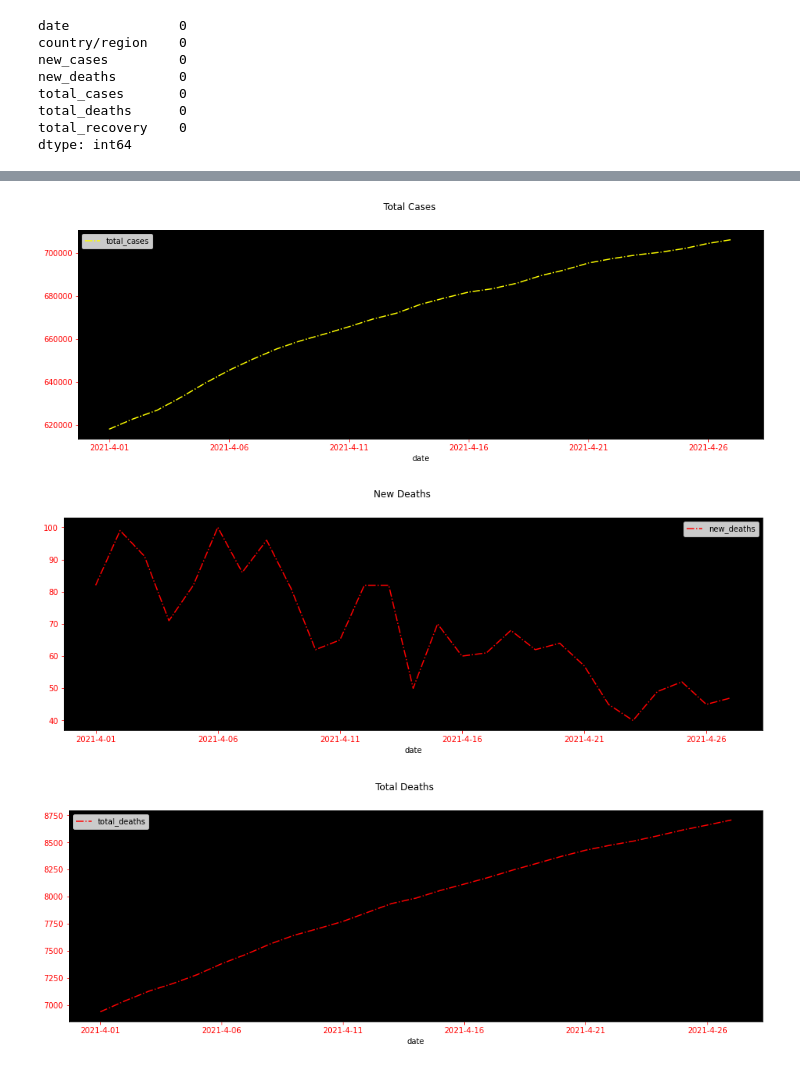
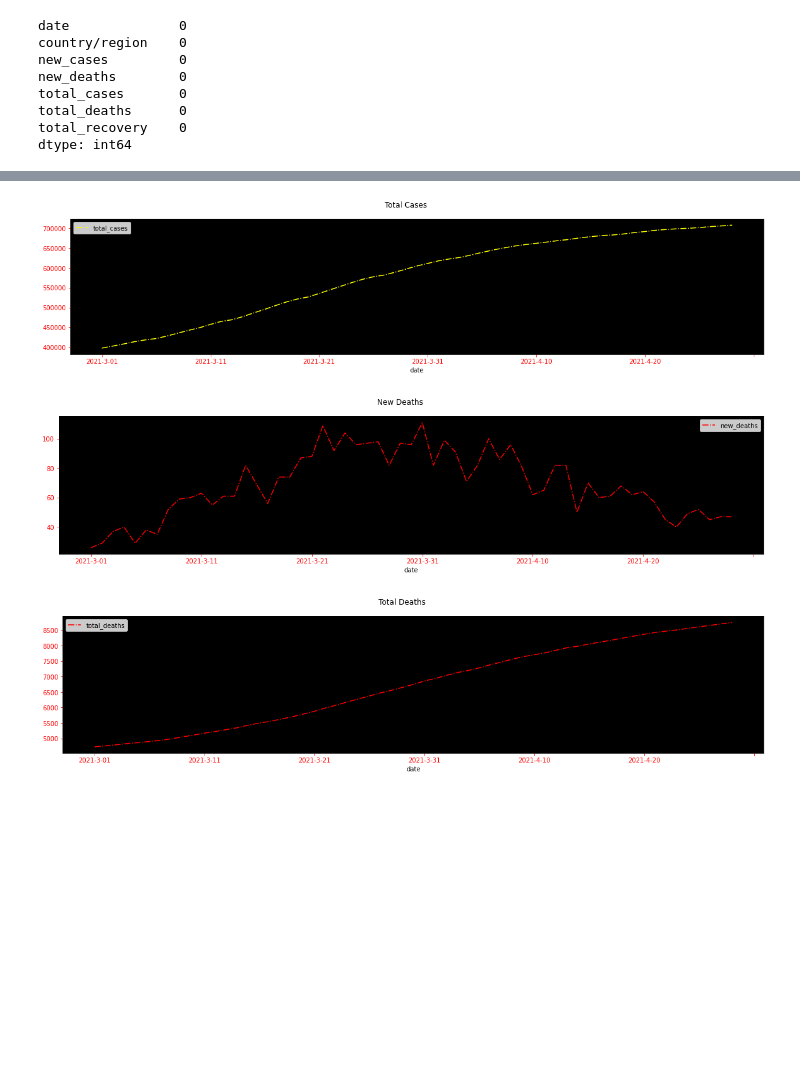
Before and after one commit to iiabdulrazak/silver-scraper, a Jupyter notebook: notebooks/visData.ipynb, the cells around one changed output, grey strips where cells are left out. Cells and saved outputs as stored; diff of their text form; code cells hidden in the pictures; blank space fills up the shorter version.

```diff
--- a/notebooks/visData.ipynb
+++ b/notebooks/visData.ipynb
@@ -9,7 +10,7 @@ except Exception as e:
 # %%
 #now we start the concating for all days
 col_names = ['date','country/region','new_cases','new_deaths','total_cases','total_deaths','total_recovery']
-data = pd.read_csv('data/output.csv', names=col_names)
+data = pd.read_csv('data/months.csv', names=col_names)
 # %%
 #removing punctuation from all rows, then converting them all to int()
 data['new_cases'] = data['new_cases'].str.replace(r'\W', '', regex=True).astype('int')
@@ -79,28 +80,28 @@ plt.show()
 # %%
-graphData = graphD.loc['2021-4-01' :'2021-4-27'][['total_cases']].plot(color=['yellow'],kind='line',figsize=(16,5), linestyle='-.')
+graphData = graphD.loc['2021-3-01' :'2021-4-28'][['total_cases']].plot(color=['yellow'],kind='line',figsize=(20,4), linestyle='-.')
 graphData.set_facecolor('black')
 graphData.tick_params(axis='x', colors='red')
 graphData.tick_params(axis='y', colors='red')
 plt.suptitle('Total Cases')
 plt.show()
 # %% [output]
-[figure, old version]
+[figure, new version]
 # %%
-graphData = graphD.loc['2021-4-01' :'2021-4-27'][['new_deaths']].plot(color=['red'],kind='line',figsize=(16,5), linestyle='-.')
+graphData = graphD.loc['2021-3-01' :'2021-4-28'][['new_deaths']].plot(color=['red'],kind='line',figsize=(20,4), linestyle='-.')
 graphData.tick_params(axis='x', colors='red')
 graphData.tick_params(axis='y', colors='red')
 graphData.set_facecolor('black')
 plt.suptitle('New Deaths')
 plt.show()
 # %% [output]
-[figure, old version]
+[figure, new version]
 # %%
-graphData = graphD.loc['2021-4-01' :'2021-4-27'][['total_deaths']].plot(color=['red'],kind='line',figsize=(16,5), linestyle='-.')
+graphData = graphD.loc['2021-3-01' :'2021-4-28'][['total_deaths']].plot(color=['red'],kind='line',figsize=(20,4), linestyle='-.')
 graphData.set_facecolor('black')
 graphData.tick_params(axis='x', colors='red')
 graphData.tick_params(axis='y', colors='red')
 plt.suptitle('Total Deaths')
 plt.show()
 # %% [output]
-[figure, old version]
+[figure, new version]
 # %%
```
Also changed, not shown: parts of 5 cells of this notebook.
